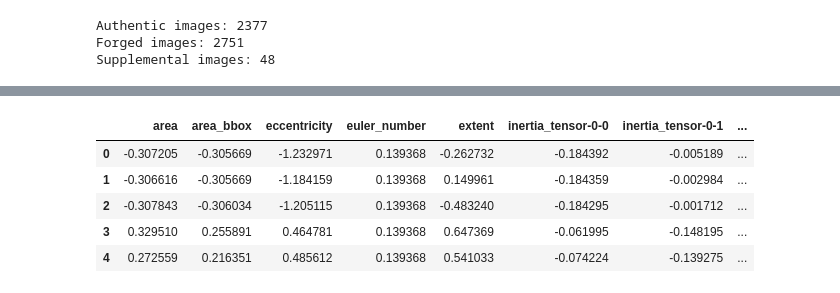
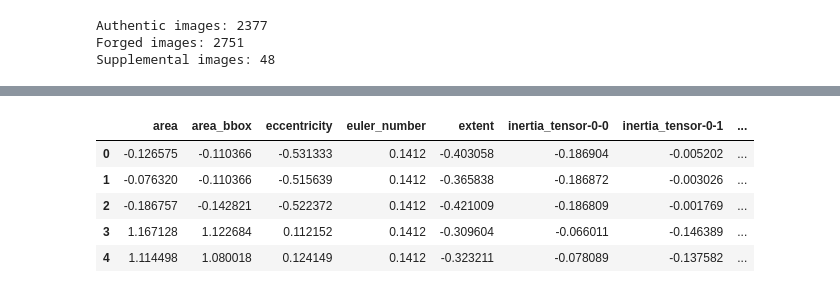
Before and after one commit to edwardyqliu/CIS-5200-Final-Project, a Jupyter notebook: mask_feature_engineering.ipynb, the cells around one changed output, grey strips where cells are left out. Saved outputs shown, nothing was run; the diff lists cells and outputs as text; code cells hidden in the pictures.

```diff
--- a/mask_feature_engineering.ipynb
+++ b/mask_feature_engineering.ipynb
@@ -125,7 +126,14 @@ def get_bounding_boxes_with_margin(mask, margin=1):
         max_row = min(H - 1, max_row + margin)
         max_col = min(W - 1, max_col + margin)
 
-        boxes.append([min_row, min_col, max_row, max_col])
+        # Calculate bounding box area
+        width = max_col - min_col + 1
+        height = max_row - min_row + 1
+        area = width * height
+
+        # Ignore tiny bounding boxes (less than 4 pixels)
+        if area >= 25:
+            boxes.append([min_row, min_col, max_row, max_col])
 
     return np.array(boxes)
 
@@ -164,6 +174,7 @@ plt.show()
 rows = []
 property_list = ["area", "area_bbox", "eccentricity", "euler_number",
                  "extent", "inertia_tensor", "inertia_tensor_eigvals", "moments_hu"]
+additional_features = []
 
 counter = 0
 for mask_path in train_masks:
@@ -190,6 +201,10 @@ for mask_path in train_masks:
         if chan_mask.ndim != 2:
             raise ValueError(f"Channel not 2D after squeeze: {chan_mask.shape} from file {mask_path}")
 
+        # Get total image pixels for normalization
+        img_height, img_width = chan_mask.shape
+        total_image_pixels = img_height * img_width
+
         # Get bounding boxes for each connected component
         boxes = get_bounding_boxes_with_margin(chan_mask, margin=1)
 
@@ -208,6 +223,13 @@ for mask_path in train_masks:
 
             df_props = pd.DataFrame(props)
 
+            # Normalize area and area_bbox as fractions of total image pixels
+            df_props["area"] = df_props["area"] / total_image_pixels
+            df_props["area_bbox"] = df_props["area_bbox"] / total_image_pixels
+
+            if "prop_bbox" in additional_features:
+                df_props["prop_bbox"] = (df_props["area"] / df_props["area_bbox"])
+
             # include the mask filename + channel suffix + box index
             base = os.path.basename(mask_path)
             df_props["mask_name"] = base + chan_name + f"_bbox{box_idx}"
@@ -290,19 +292,23 @@ regionprops_df.to_csv("regionprops_df.csv")
 # %%
 df_std = regionprops_df.copy()
+
+logit_cols = ["eccentricity", "extent", "area", "area_bbox"]
+df_std[logit_cols] = df_std[logit_cols].clip(lower=1e-12, upper=1-1e-12)
+df_std[logit_cols] = logit(df_std[logit_cols])
 
 numeric_cols = df_std.select_dtypes(include="number").columns
 
 # standardize
 scaler = StandardScaler()
 df_std[numeric_cols] = scaler.fit_transform(df_std[numeric_cols])
 
 df_std.head()
 # %% [output]
 |  | area | area_bbox | eccentricity | euler_number | extent | inertia_tensor-0-0 | inertia_tensor-0-1 | ... |
-| 0 | -0.307205 | -0.305669 | -1.232971 | 0.139368 | -0.262732 | -0.184392 | -0.005189 | ... |
-| 1 | -0.306616 | -0.305669 | -1.184159 | 0.139368 | 0.149961 | -0.184359 | -0.002984 | ... |
-| 2 | -0.307843 | -0.306034 | -1.205115 | 0.139368 | -0.483240 | -0.184295 | -0.001712 | ... |
-| 3 | 0.329510 | 0.255891 | 0.464781 | 0.139368 | 0.647369 | -0.061995 | -0.148195 | ... |
-| 4 | 0.272559 | 0.216351 | 0.485612 | 0.139368 | 0.541033 | -0.074224 | -0.139275 | ... |
+| 0 | -0.126575 | -0.110366 | -0.531333 | 0.1412 | -0.403058 | -0.186904 | -0.005202 | ... |
+| 1 | -0.076320 | -0.110366 | -0.515639 | 0.1412 | -0.365838 | -0.186872 | -0.003026 | ... |
+| 2 | -0.186757 | -0.142821 | -0.522372 | 0.1412 | -0.421009 | -0.186809 | -0.001769 | ... |
+| 3 | 1.167128 | 1.122684 | 0.112152 | 0.1412 | -0.309604 | -0.066011 | -0.146389 | ... |
+| 4 | 1.114498 | 1.080018 | 0.124149 | 0.1412 | -0.323211 | -0.078089 | -0.137582 | ... |
 # %%
 df_std.to_csv("regionprops_df_norm.csv")
```
Also changed, not shown: parts of 25 cells of this notebook, 2 other files.
